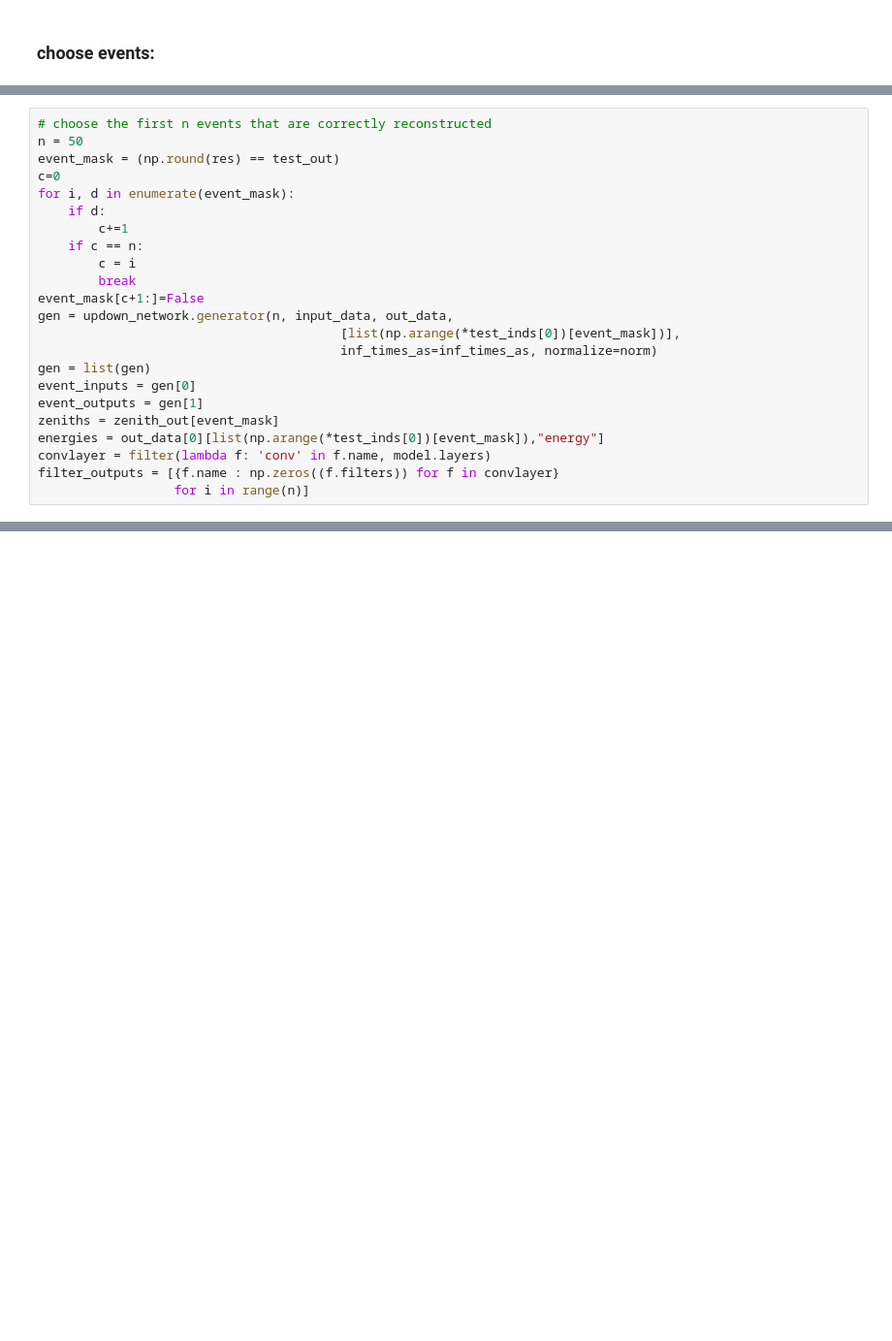
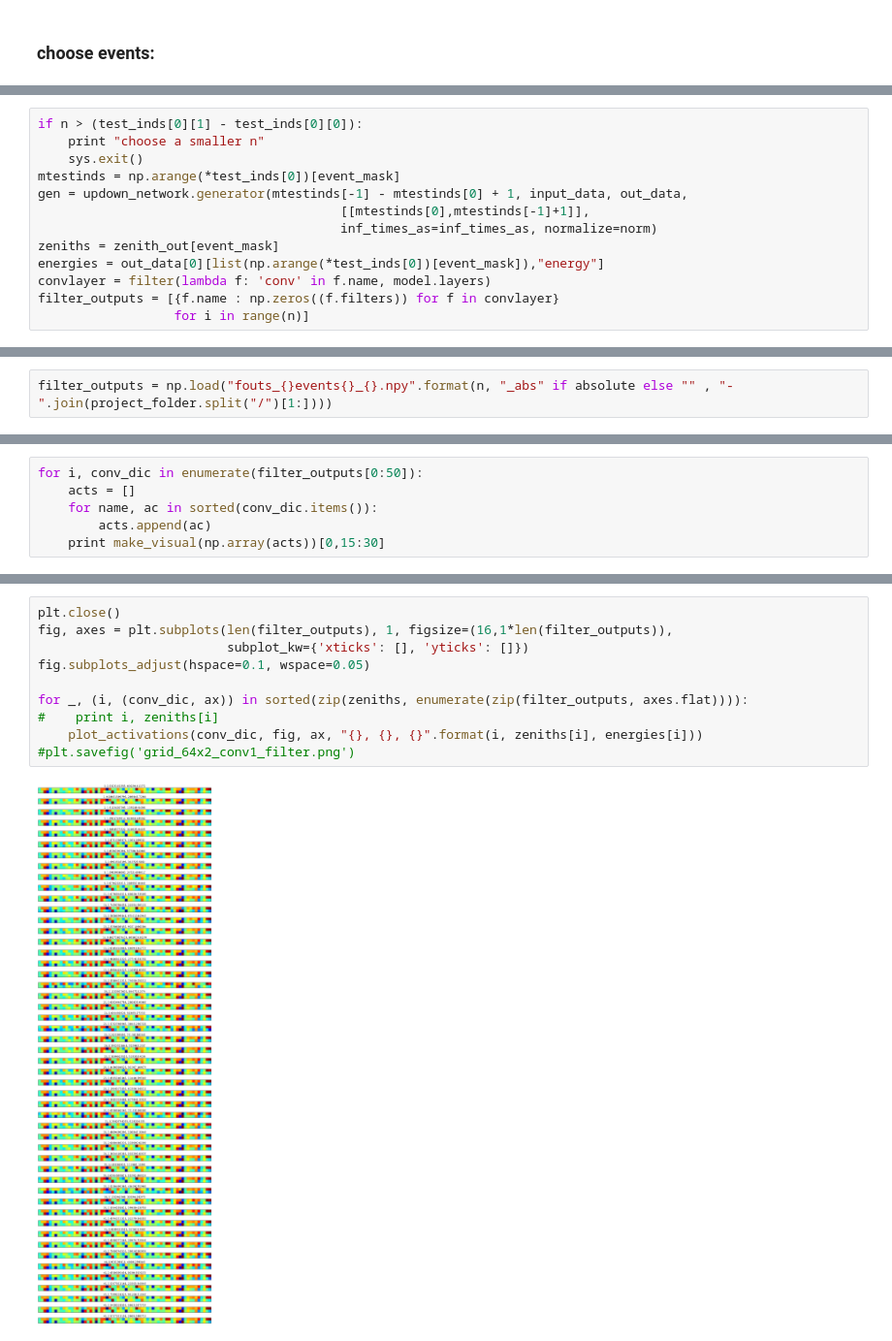
Before and after one commit to johk95/DeepIceLearning, a Jupyter notebook: johannes/updownclassification_3/analyze_network.ipynb, the cells around one changed output, grey strips where cells are left out. Shown at 97% size. Drawn from its saved outputs; the diff is of its cells as text; blank space fills up the shorter version.

```diff
--- a/johannes/updownclassification_3/analyze_network.ipynb
+++ b/johannes/updownclassification_3/analyze_network.ipynb
@@ -172,21 +201,11 @@ len(filter(lambda f: 'conv' in f.name, model.layers))
 # %%
-# choose the first n events that are correctly reconstructed
-n = 50
-event_mask = (np.round(res) == test_out)
-c=0
-for i, d in enumerate(event_mask):
-    if d:
-        c+=1
-    if c == n:
-        c = i
-        break
-event_mask[c+1:]=False
-gen = updown_network.generator(n, input_data, out_data,
-                                        [list(np.arange(*test_inds[0])[event_mask])],
+if n > (test_inds[0][1] - test_inds[0][0]):
+    print "choose a smaller n"
+    sys.exit()
+mtestinds = np.arange(*test_inds[0])[event_mask]
+gen = updown_network.generator(mtestinds[-1] - mtestinds[0] + 1, input_data, out_data,
+                                        [[mtestinds[0],mtestinds[-1]+1]],
                                         inf_times_as=inf_times_as, normalize=norm)
-gen = list(gen)
-event_inputs = gen[0]
-event_outputs = gen[1]
 zeniths = zenith_out[event_mask]
 energies = out_data[0][list(np.arange(*test_inds[0])[event_mask]),"energy"]
 convlayer = filter(lambda f: 'conv' in f.name, model.layers)
@@ -205 +214,3 @@ print len(filter_outputs), len(filter_outputs[0]), filter_outputs[0].values()[0]
+# %%
+filter_outputs = np.load("fouts_{}events{}_{}.npy".format(n, "_abs" if absolute else "" , "-".join(project_folder.split("/")[1:])))
 # %%
@@ -262,0 +314,6 @@ event_inputs[i].reshape(1,20,10,60,1).shape
+# %%
+for i, conv_dic in enumerate(filter_outputs[0:50]):
+    acts = []
+    for name, ac in sorted(conv_dic.items()):
+        acts.append(ac)
+    print make_visual(np.array(acts))[0,15:30]
@@ -262,0 +342,12 @@ event_inputs[i].reshape(1,20,10,60,1).shape
+# %%
+plt.close()
+fig, axes = plt.subplots(len(filter_outputs), 1, figsize=(16,1*len(filter_outputs)),
+                         subplot_kw={'xticks': [], 'yticks': []})
+fig.subplots_adjust(hspace=0.1, wspace=0.05)
+
+for _, (i, (conv_dic, ax)) in sorted(zip(zeniths, enumerate(zip(filter_outputs, axes.flat)))):
+#    print i, zeniths[i]
+    plot_activations(conv_dic, fig, ax, "{}, {}, {}".format(i, zeniths[i], energies[i]))
+#plt.savefig('grid_64x2_conv1_filter.png')
+# %% [output]
+[figure, added]
```
Also changed, not shown: parts of 24 cells of this notebook, 7 other files.
